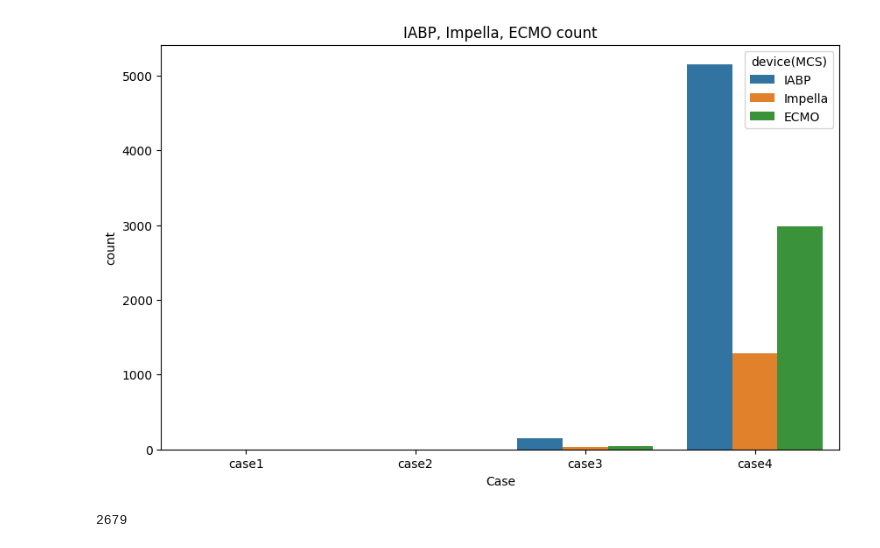
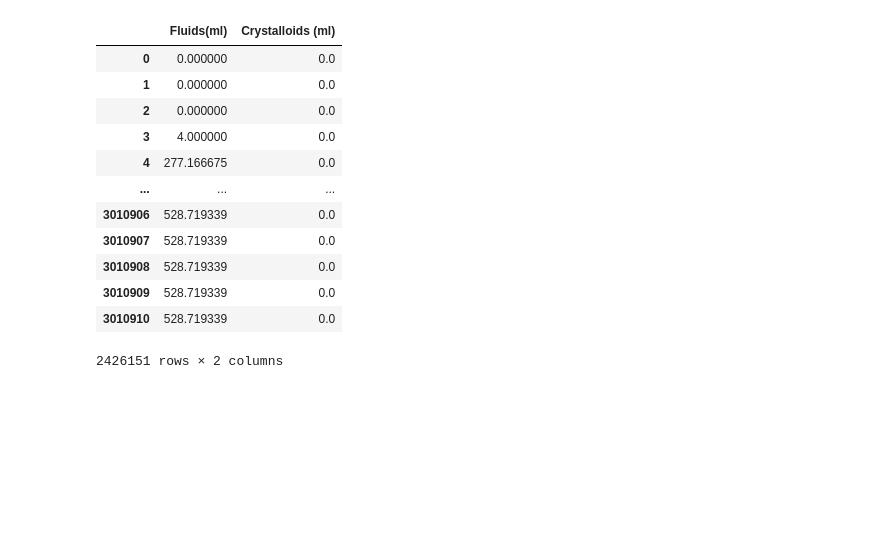
Before and after one commit to Jeong-Eul/MIMICIV2.2_PREPROC, a Jupyter notebook: mainPipeline_step3.ipynb, the cells around one changed output. Saved outputs shown, nothing was run; the diff lists cells and outputs as text; code cells hidden in the pictures; blank space fills up the shorter version.

```diff
--- a/mainPipeline_step3.ipynb
+++ b/mainPipeline_step3.ipynb
@@ -371,0 +461,16 @@ imputed['PaO2/FiO2'] = imputed['PaO2']/(imputed['FiO2']/100)
+# %%
+target['weight'] = pd.to_numeric(target['weight'], errors='coerce')
+target['height'] = pd.to_numeric(target['height'], errors='coerce')
+
+idx = target[target['weight']<0].index
+target['weight'].loc[idx] = np.nan
+
+idx = target[target['height']<0].index
+target['height'].loc[idx] = np.nan
+# %%
+imputed = Imputation_process(target, null_dict)
+# %%
+vaso_ino = ['Norepinephrine (MG)', 'Epinephrine (MG)', 'Dopamine (MG)', 'Dobutamine (MG)', 'Phenylephrine (MG)', 'Vasopressin (MG)', 'Milrinone (MG)','Nitroprusside (MG)']
+
+imputed['vasoactive/inotropic'] = imputed[vaso_ino].sum(axis = 1)
+imputed['vasoactive/inotropic'] = imputed['vasoactive/inotropic'].apply(lambda x: 1 if not pd.isna(x) and x > 0 else 0)
@@ -983,35 +492,0 @@ plt.show()
-# %%
-# case1과 case2 환자 중 circulatory support를 받고 있는 환자를 제거한 후의 비교
-
-import matplotlib.pyplot as plt
-import seaborn as sns
-import pandas as pd
-
-result_7 = result_5[~(result_5['stay_id'].isin(drop_patient))]
-
-sns1 = result_7[(result_7['Annotation']=='no_circ')&(result_7['CIRC_next_12h']==0)]
-sns2 = result_7[(result_7['Annotation']=='no_circ')&(result_7['CIRC_next_12h']==1)]
-sns3 = result_7[(result_7['Annotation']=='circ')&(result_7['CIRC_next_12h']==0)]
-sns4 = result_7[(result_7['Annotation']=='circ')&(result_7['CIRC_next_12h']==1)]
-
-df_list = [('case1', sns1), ('case2', sns2), ('case3', sns3), ('case4', sns4)]
-data_for_plot = []
-
-for df_name, df in df_list:
-    for device in ['IABP', 'Impella', 'ECMO']:
-        sum_of_device = df[device].sum()  # 이진 변수이므로, 1의 값을 모두 합하여 총합을 계산합니다.
-        data_for_plot.append({'DataFrame': df_name, 'Device': device, 'Count': sum_of_device})
-
-
-df_plot = pd.DataFrame(data_for_plot)
-
-plt.figure(figsize=(10, 6))
-sns.barplot(x='DataFrame', y='Count', hue='Device', data=df_plot)
-plt.title('IABP, Impella, ECMO count')
-plt.xlabel('Case')
-plt.ylabel('count')
-plt.legend(title='device(MCS)')
-
-plt.show()
-# %% [output]
-[figure, removed]
@@ -1096,4 +492,0 @@ dataset = make_extra_variable(result_10, vaso_ino)
-# %%
-gc.collect()
-# %% [output]
-2679
@@ -1102,0 +493,16 @@ dataset.to_csv('MIMIC-IV-CIRC(12h).csv.gz', compression='gzip')
+# %%
+imputed[['Fluids(ml)', 'Crystalloids (ml)']]
+# %% [output]
+|  | Fluids(ml) | Crystalloids (ml) |
+| 0 | 0.000000 | 0.0 |
+| 1 | 0.000000 | 0.0 |
+| 2 | 0.000000 | 0.0 |
+| 3 | 4.000000 | 0.0 |
+| 4 | 277.166675 | 0.0 |
+| ... | ... | ... |
+| 3010906 | 528.719339 | 0.0 |
+| 3010907 | 528.719339 | 0.0 |
+| 3010908 | 528.719339 | 0.0 |
+| 3010909 | 528.719339 | 0.0 |
+| 3010910 | 528.719339 | 0.0 |
+2426151 rows × 2 columns
```
Also changed, not shown: parts of 97 cells of this notebook, 1 other file.
